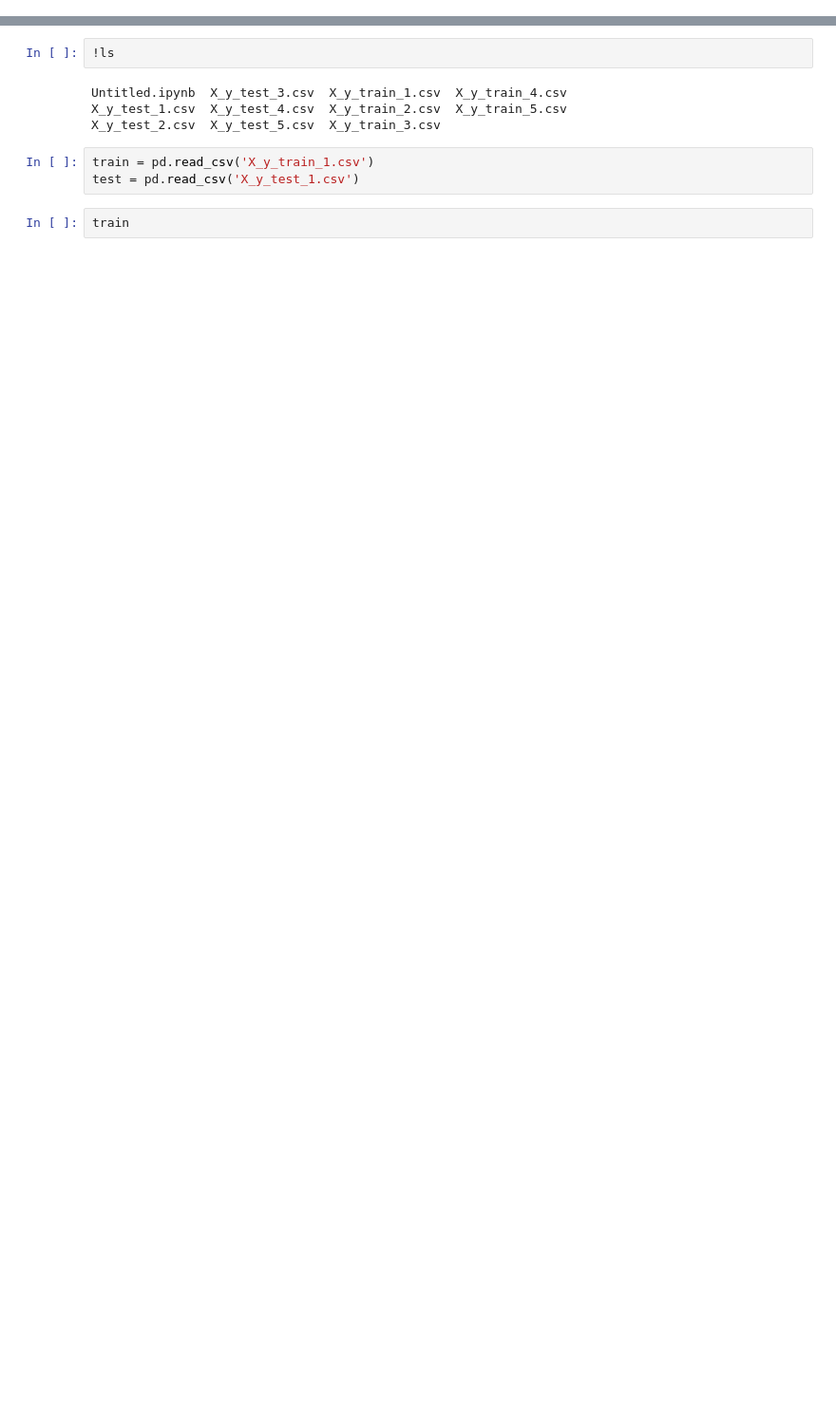
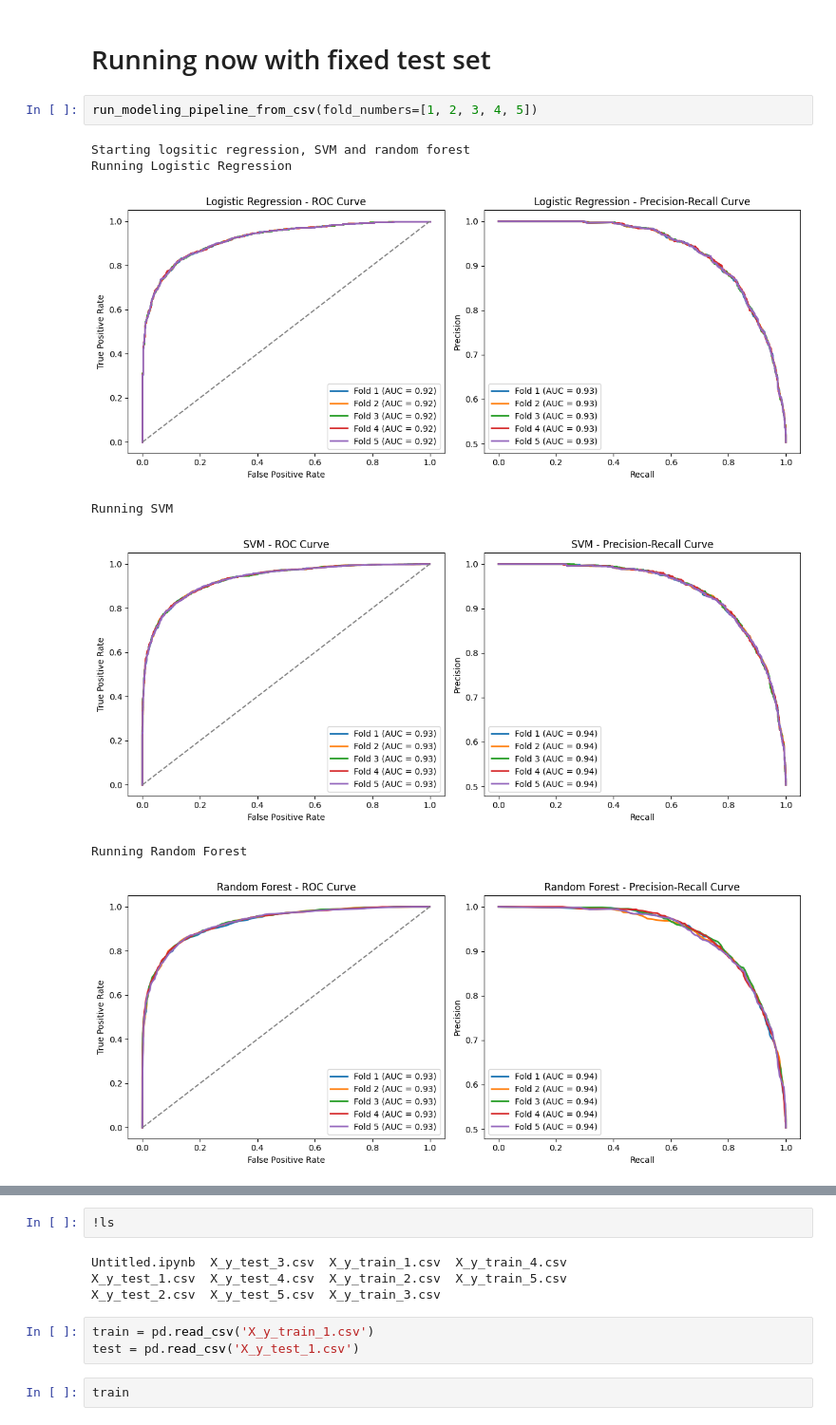
Before and after one commit to briannaflynn/gene_embedding_analysis, a Jupyter notebook: modeling_pipeline.ipynb, the cells around one changed output, grey strips where cells are left out. Shown: that part at 95% size. Drawn from its saved outputs; the diff is of its cells as text; blank space fills up the shorter version.

Commit message:
stratified 5 fold cv and fixed test set analysis with figures and output tables

```diff
--- a/modeling_pipeline.ipynb
+++ b/modeling_pipeline.ipynb
@@ -137,0 +176,12 @@ Starting logsitic regression, SVM and random forest
+# %% [markdown]
+# Running now with fixed test set
+# %%
+run_modeling_pipeline_from_csv(fold_numbers=[1, 2, 3, 4, 5])
+# %% [output]
+Starting logsitic regression, SVM and random forest
+Running Logistic Regression
+[figure, added]
+Running SVM
+[figure, added]
+Running Random Forest
+[figure, added]
```
Also changed, not shown: parts of 4 cells of this notebook, 20 other files.
